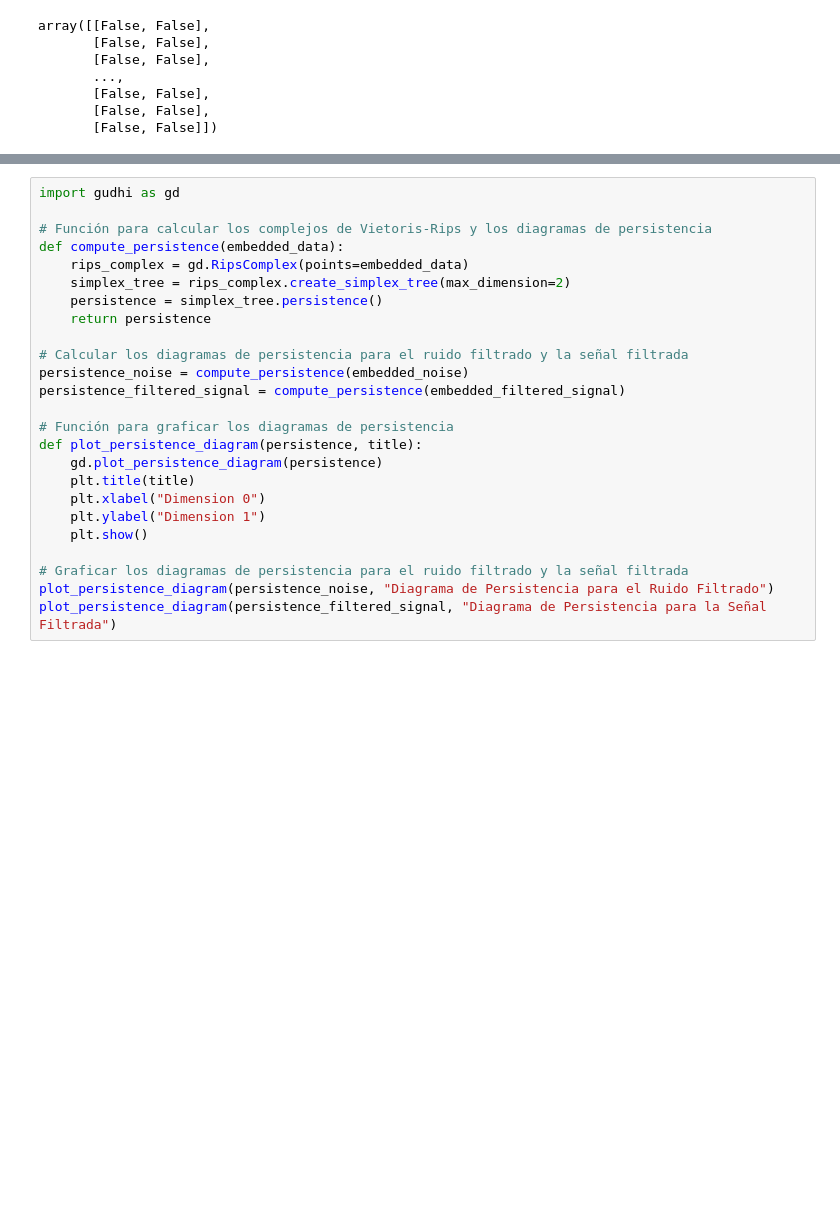
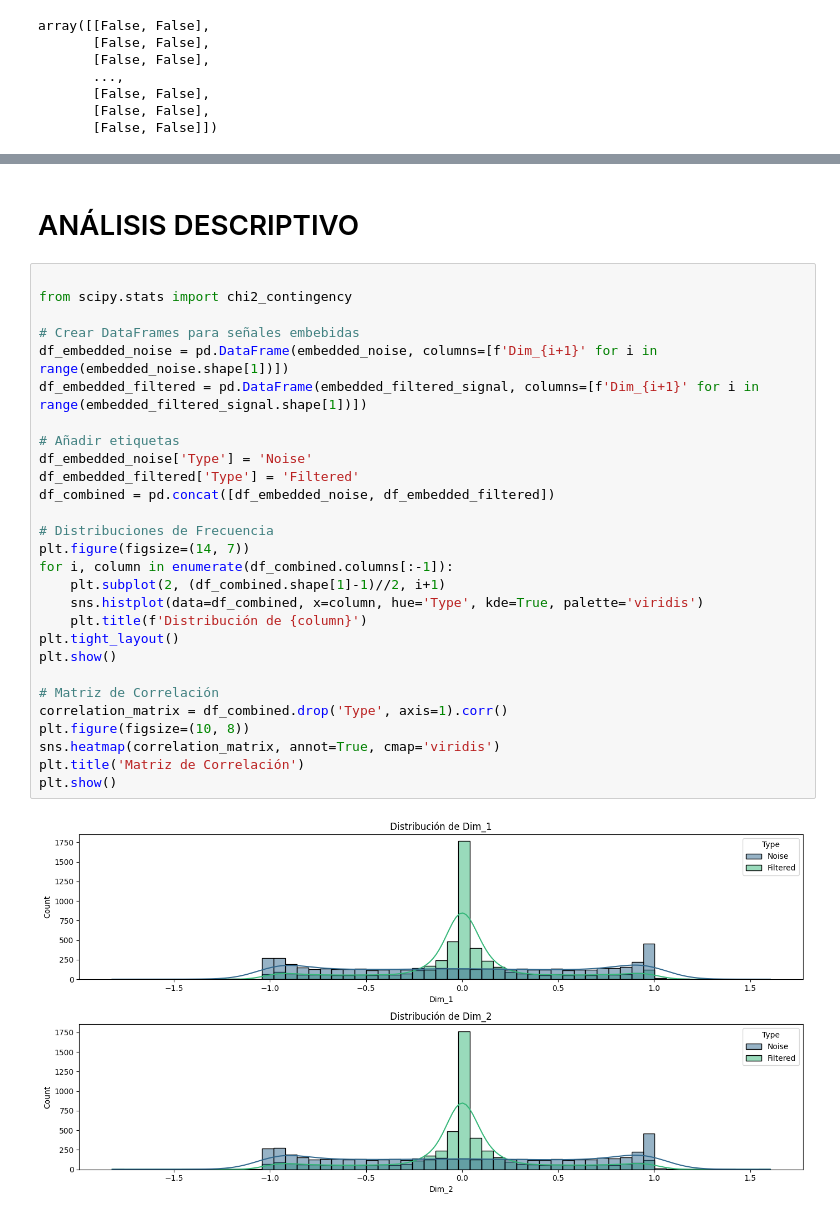
Before and after one commit to IvanAOrtiz/RETO_OndasGravitacionales, a Jupyter notebook: RetoTOPO.ipynb, the cells around one changed output, grey strips where cells are left out. Cells and saved outputs as stored; diff of their text form; blank space fills up the shorter version.

Commit message:
AVANCE ANÁLISIS ESTADÍSTICO

```diff
--- a/RetoTOPO.ipynb
+++ b/RetoTOPO.ipynb
@@ -182,25 +187,32 @@ NameError: name 'embedded_noise' is not defined
-# %%
-import gudhi as gd
-
-# Función para calcular los complejos de Vietoris-Rips y los diagramas de persistencia
-def compute_persistence(embedded_data):
-    rips_complex = gd.RipsComplex(points=embedded_data)
-    simplex_tree = rips_complex.create_simplex_tree(max_dimension=2)
-    persistence = simplex_tree.persistence()
-    return persistence
-
-# Calcular los diagramas de persistencia para el ruido filtrado y la señal filtrada
-persistence_noise = compute_persistence(embedded_noise)
-persistence_filtered_signal = compute_persistence(embedded_filtered_signal)
-
-# Función para graficar los diagramas de persistencia
-def plot_persistence_diagram(persistence, title):
-    gd.plot_persistence_diagram(persistence)
-    plt.title(title)
-    plt.xlabel("Dimension 0")
-    plt.ylabel("Dimension 1")
-    plt.show()
-
-# Graficar los diagramas de persistencia para el ruido filtrado y la señal filtrada
-plot_persistence_diagram(persistence_noise, "Diagrama de Persistencia para el Ruido Filtrado")
-plot_persistence_diagram(persistence_filtered_signal, "Diagrama de Persistencia para la Señal Filtrada")
+# %% [markdown]
+# ANÁLISIS DESCRIPTIVO
+# %%
+
+from scipy.stats import chi2_contingency
+
+# Crear DataFrames para señales embebidas
+df_embedded_noise = pd.DataFrame(embedded_noise, columns=[f'Dim_{i+1}' for i in range(embedded_noise.shape[1])])
+df_embedded_filtered = pd.DataFrame(embedded_filtered_signal, columns=[f'Dim_{i+1}' for i in range(embedded_filtered_signal.shape[1])])
+
+# Añadir etiquetas
+df_embedded_noise['Type'] = 'Noise'
+df_embedded_filtered['Type'] = 'Filtered'
+df_combined = pd.concat([df_embedded_noise, df_embedded_filtered])
+
+# Distribuciones de Frecuencia
+plt.figure(figsize=(14, 7))
+for i, column in enumerate(df_combined.columns[:-1]):
+    plt.subplot(2, (df_combined.shape[1]-1)//2, i+1)
+    sns.histplot(data=df_combined, x=column, hue='Type', kde=True, palette='viridis')
+    plt.title(f'Distribución de {column}')
+plt.tight_layout()
+plt.show()
+
+# Matriz de Correlación
+correlation_matrix = df_combined.drop('Type', axis=1).corr()
+plt.figure(figsize=(10, 8))
+sns.heatmap(correlation_matrix, annot=True, cmap='viridis')
+plt.title('Matriz de Correlación')
+plt.show()
+# %% [output]
+[figure, added]
```
Also changed, not shown: parts of 16 cells of this notebook.
